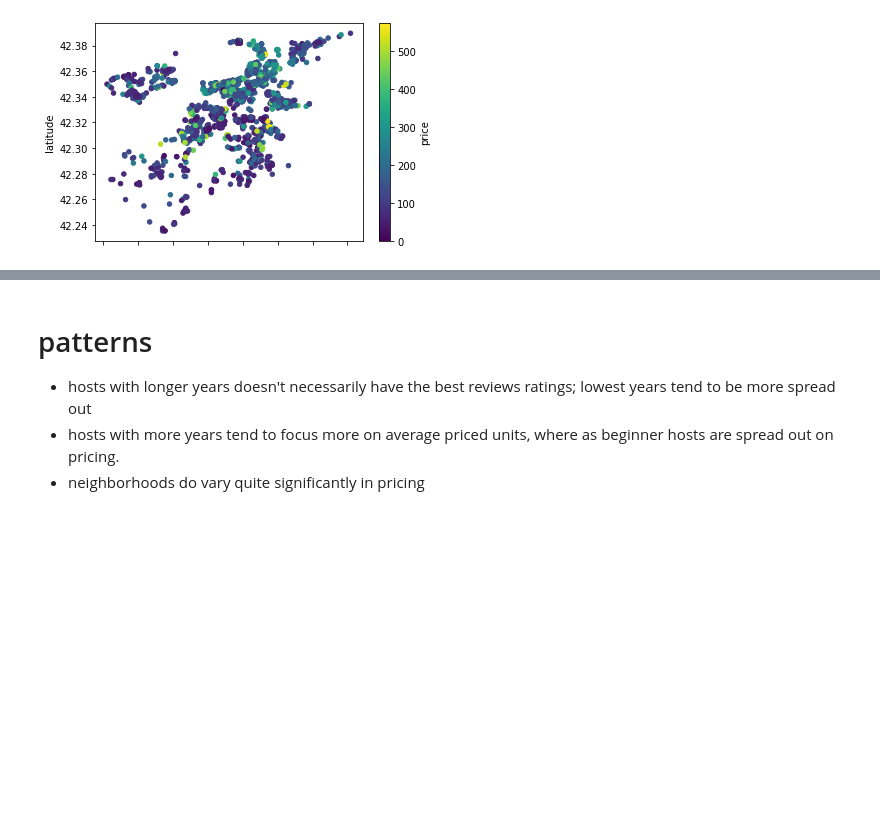
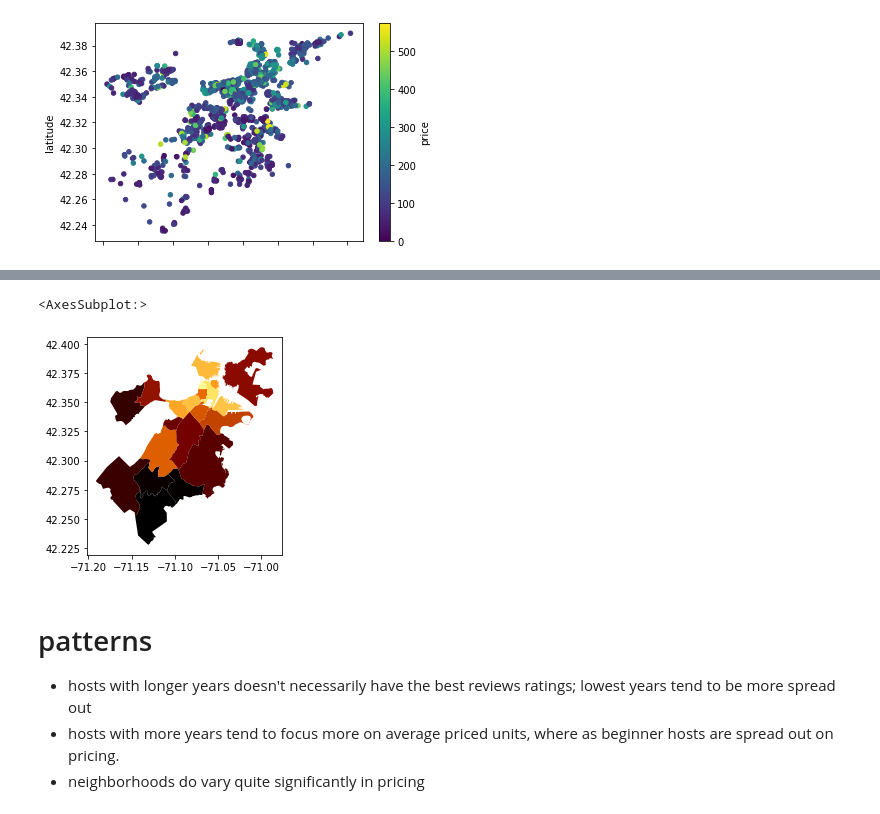
Before and after one commit to Fabrizio-Andrew/Vacation-Rental-Pricing-Estimator, a Jupyter notebook: experimentation/eda0.ipynb, the cells around one changed output, grey strips where cells are left out. Cells and saved outputs as stored; diff of their text form; code cells hidden in the pictures; blank space fills up the shorter version.

```diff
--- a/experimentation/eda0.ipynb
+++ b/experimentation/eda0.ipynb
@@ -241,0 +270,9 @@ df_none_null.plot.scatter(x="longitude",y="latitude", c="price",colormap='viridi
+# %%
+neighbourhoods_prices =[]
+for i in bostonGEO['neighbourhood']:
+    df_neighbour = df_none_null[df_none_null["neighbourhood_cleansed"]==i]
+    # print(df_neighbour.shape)
+    print(df_neighbour['price'].mean())
+    to_append = df_neighbour['price'].mean()
+    neighbourhoods_prices.append(to_append)
+bostonGEO['price']=neighbourhoods_prices
@@ -242,3 +297,8 @@ df_none_null.plot.scatter(x="longitude",y="latitude", c="price",colormap='viridi
+# %%
+bostonGEO.plot(column='price', cmap='afmhot')
+# %% [output]
+<AxesSubplot:>
+[figure, added]
 # %% [markdown]
 # patterns
 - hosts with longer years doesn't necessarily have the best reviews ratings; lowest years tend to be more spread out
```
Also changed, not shown: parts of 4 cells of this notebook.
